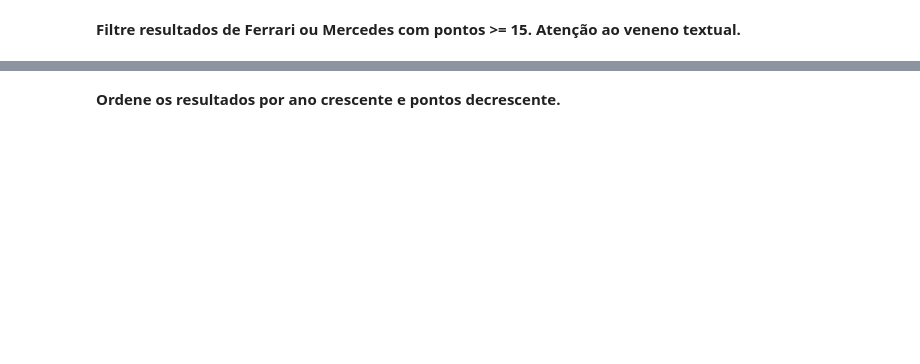
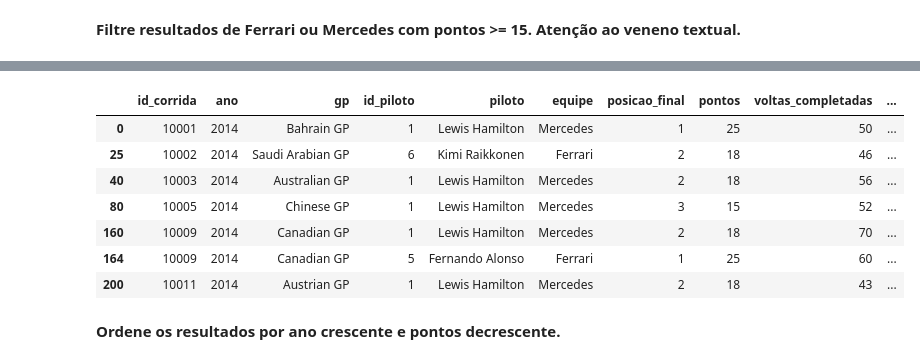
Before and after one commit to Somutt/revisao_py, a Jupyter notebook: 02_data_analysis/pandas_f1.ipynb, the cells around one changed output, grey strips where cells are left out. Saved outputs shown, nothing was run; the diff lists cells and outputs as text; code cells hidden in the pictures; blank space fills up the shorter version.

```diff
--- a/02_data_analysis/pandas_f1.ipynb
+++ b/02_data_analysis/pandas_f1.ipynb
@@ -506,3 +571,16 @@ A detecção de nulos não é capaz de ver valores em string vazios ou represent
+# %%
+filter = ((resultados_df['equipe'] == 'Ferrari') | (resultados_df['equipe'] == 'Mercedes')) & (resultados_df['pontos'] >= 15)
+
+resultados_df[filter].head(7)
+# %% [output]
+|  | id_corrida | ano | gp | id_piloto | piloto | equipe | posicao_final | pontos | voltas_completadas | ... |
+| 0 | 10001 | 2014 | Bahrain GP | 1 | Lewis Hamilton | Mercedes | 1 | 25 | 50 | ... |
+| 25 | 10002 | 2014 | Saudi Arabian GP | 6 | Kimi Raikkonen | Ferrari | 2 | 18 | 46 | ... |
+| 40 | 10003 | 2014 | Australian GP | 1 | Lewis Hamilton | Mercedes | 2 | 18 | 56 | ... |
+| 80 | 10005 | 2014 | Chinese GP | 1 | Lewis Hamilton | Mercedes | 3 | 15 | 52 | ... |
+| 160 | 10009 | 2014 | Canadian GP | 1 | Lewis Hamilton | Mercedes | 2 | 18 | 70 | ... |
+| 164 | 10009 | 2014 | Canadian GP | 5 | Fernando Alonso | Ferrari | 1 | 25 | 60 | ... |
+| 200 | 10011 | 2014 | Austrian GP | 1 | Lewis Hamilton | Mercedes | 2 | 18 | 43 | ... |
 # %% [markdown]
 **Ordene os resultados por **ano** crescente e **pontos** decrescente.**
 # %%
```
Also changed, not shown: parts of 7 cells of this notebook.
